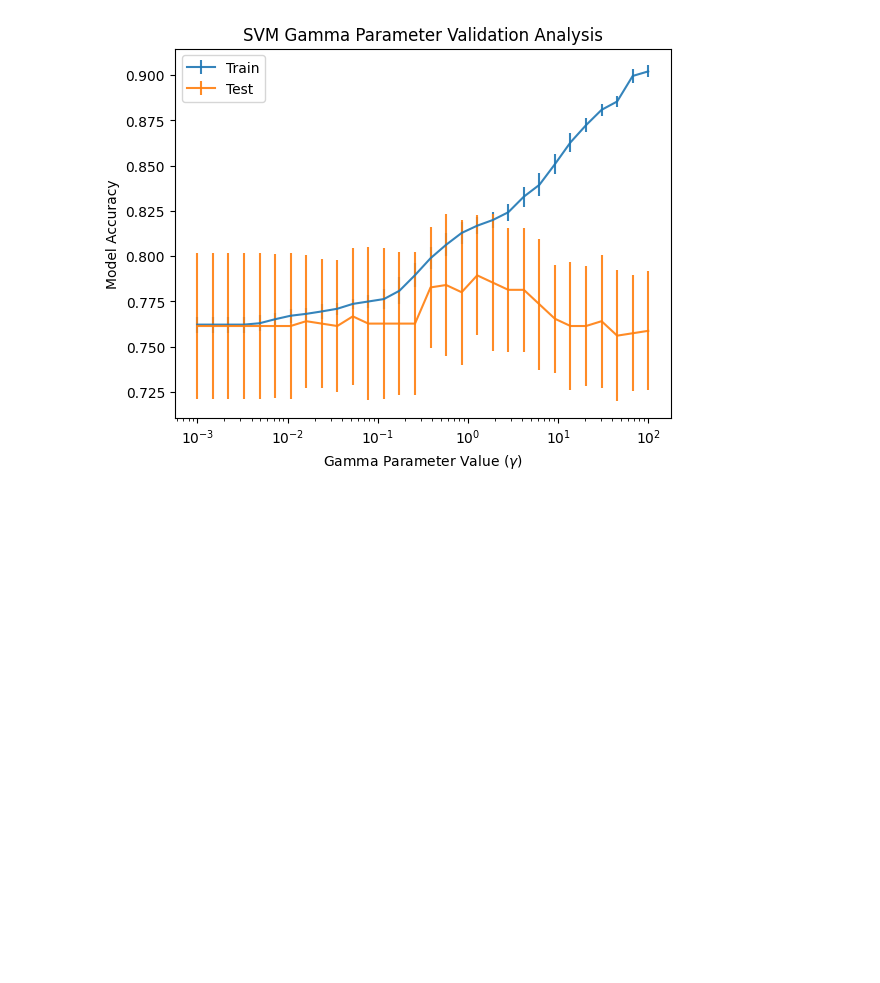
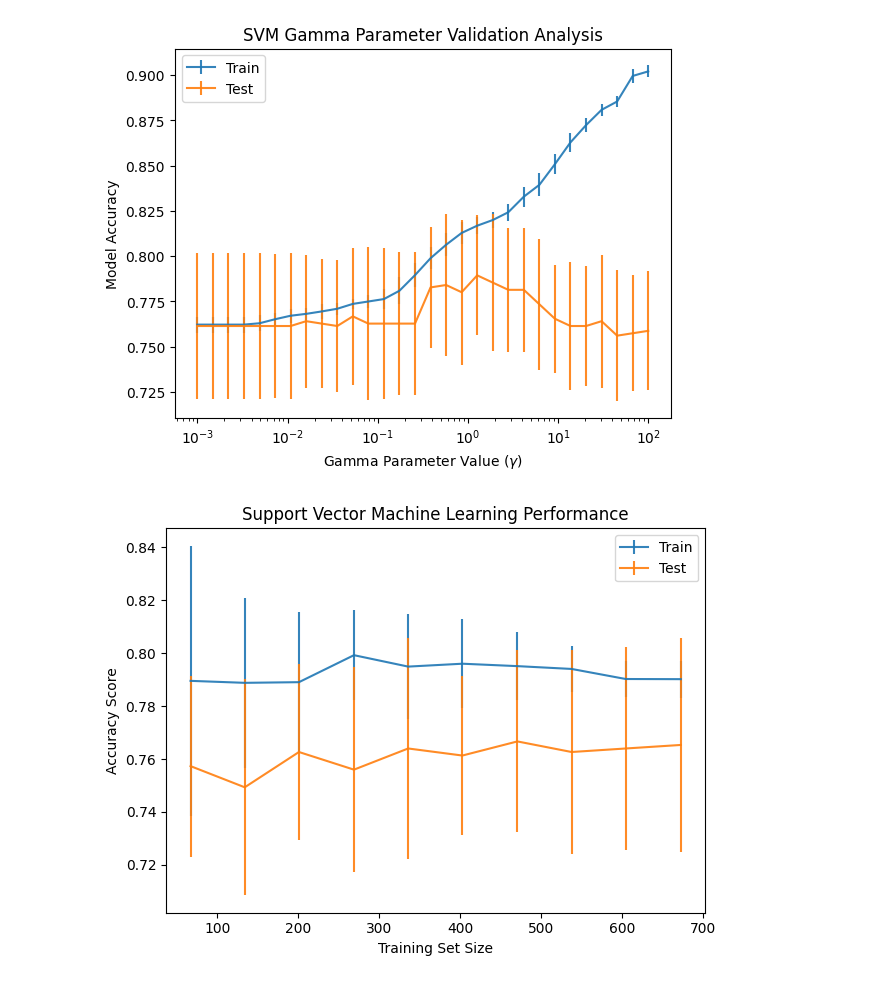
Before and after one commit to dhxtom/bootcampProjects, a Jupyter notebook: week3_sklearn/M2.01/M2.01.ipynb, the cells around one changed output. Saved outputs shown, nothing was run; the diff lists cells and outputs as text; code cells hidden in the pictures; blank space fills up the shorter version.

Commit message:
Check how the model performance improves as we use more training data

```diff
--- a/week3_sklearn/M2.01/M2.01.ipynb
+++ b/week3_sklearn/M2.01/M2.01.ipynb
@@ -69,3 +69,31 @@ validation_plot.ax_.set(
 validation_plot.figure_.show()
 # %% [output]
 [figure]
+# %%
+from sklearn.model_selection import LearningCurveDisplay
+
+training_sizes = np.linspace(0.1, 1, num=10)
+
+learning_curve = LearningCurveDisplay.from_estimator(
+    estimator=model,
+    X=data,
+    y=target,
+    train_sizes=training_sizes,
+    cv=shuffle,
+    score_type="both",
+    scoring="accuracy",
+    score_name="Accuracy",
+    std_display_style= "errorbar",
+    errorbar_kw={"alpha": 0.9 },
+    n_jobs=2
+)
+
+learning_curve.ax_.set(
+    title="Support Vector Machine Learning Performance",
+    xlabel= "Training Set Size",
+    ylabel="Accuracy Score"
+)
+learning_curve.figure_.tight_layout()
+learning_curve.figure_.show()
+# %% [output]
+[figure, added]
```
